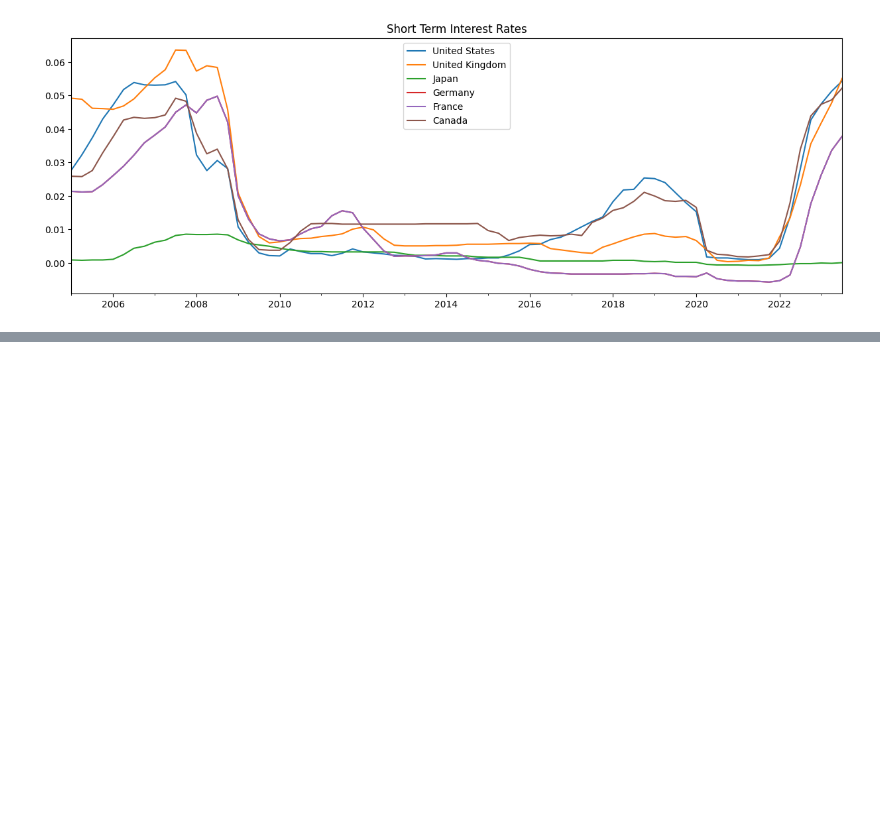
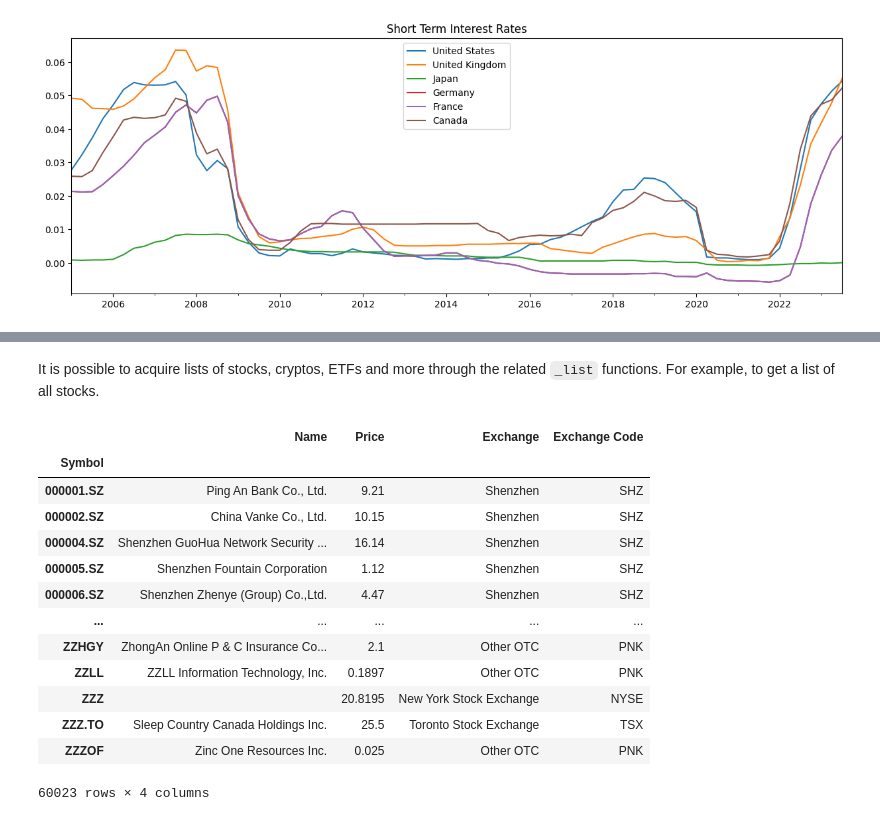
Before and after one commit to JerBouma/FinanceToolkit, a Jupyter notebook: examples/Finance Toolkit - 1. Getting Started.ipynb, the cells around one changed output, grey strips where cells are left out. Saved outputs shown, nothing was run; the diff lists cells and outputs as text; code cells hidden in the pictures; blank space fills up the shorter version.

```diff
--- a/examples/Finance Toolkit - 1. Getting Started.ipynb
+++ b/examples/Finance Toolkit - 1. Getting Started.ipynb
@@ -911,0 +921,19 @@ short_term_interest_rates.loc[
+# %% [markdown]
+It is possible to acquire lists of stocks, cryptos, ETFs and more through the related `_list` functions. For example, to get a list of all stocks.
+# %%
+discovery.get_stock_list()
+# %% [output]
+|  | Name | Price | Exchange | Exchange Code |
+| Symbol |  |  |  |  |
+| 000001.SZ | Ping An Bank Co., Ltd. | 9.21 | Shenzhen | SHZ |
+| 000002.SZ | China Vanke Co., Ltd. | 10.15 | Shenzhen | SHZ |
+| 000004.SZ | Shenzhen GuoHua Network Security ... | 16.14 | Shenzhen | SHZ |
+| 000005.SZ | Shenzhen Fountain Corporation | 1.12 | Shenzhen | SHZ |
+| 000006.SZ | Shenzhen Zhenye (Group) Co.,Ltd. | 4.47 | Shenzhen | SHZ |
+| ... | ... | ... | ... | ... |
+| ZZHGY | ZhongAn Online P & C Insurance Co... | 2.1 | Other OTC | PNK |
+| ZZLL | ZZLL Information Technology, Inc. | 0.1897 | Other OTC | PNK |
+| ZZZ |  | 20.8195 | New York Stock Exchange | NYSE |
+| ZZZ.TO | Sleep Country Canada Holdings Inc. | 25.5 | Toronto Stock Exchange | TSX |
+| ZZZOF | Zinc One Resources Inc. | 0.025 | Other OTC | PNK |
+60023 rows × 4 columns
```
Also changed, not shown: parts of 21 cells of this notebook, 3 other files.
